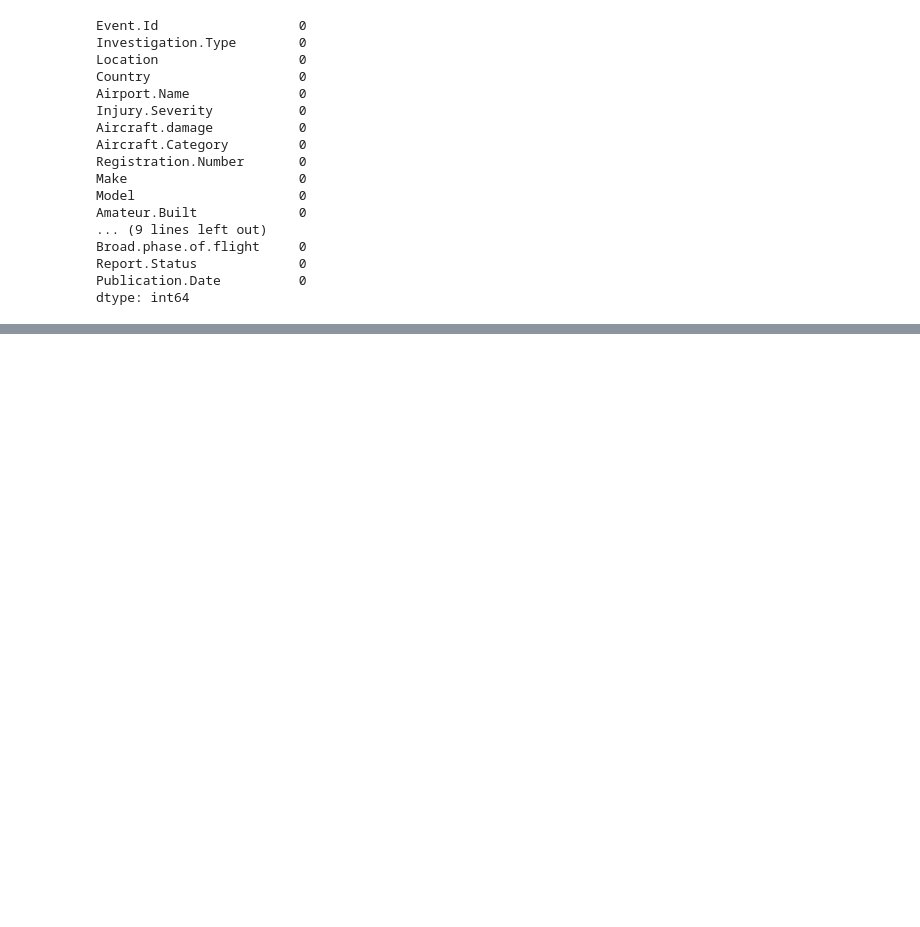
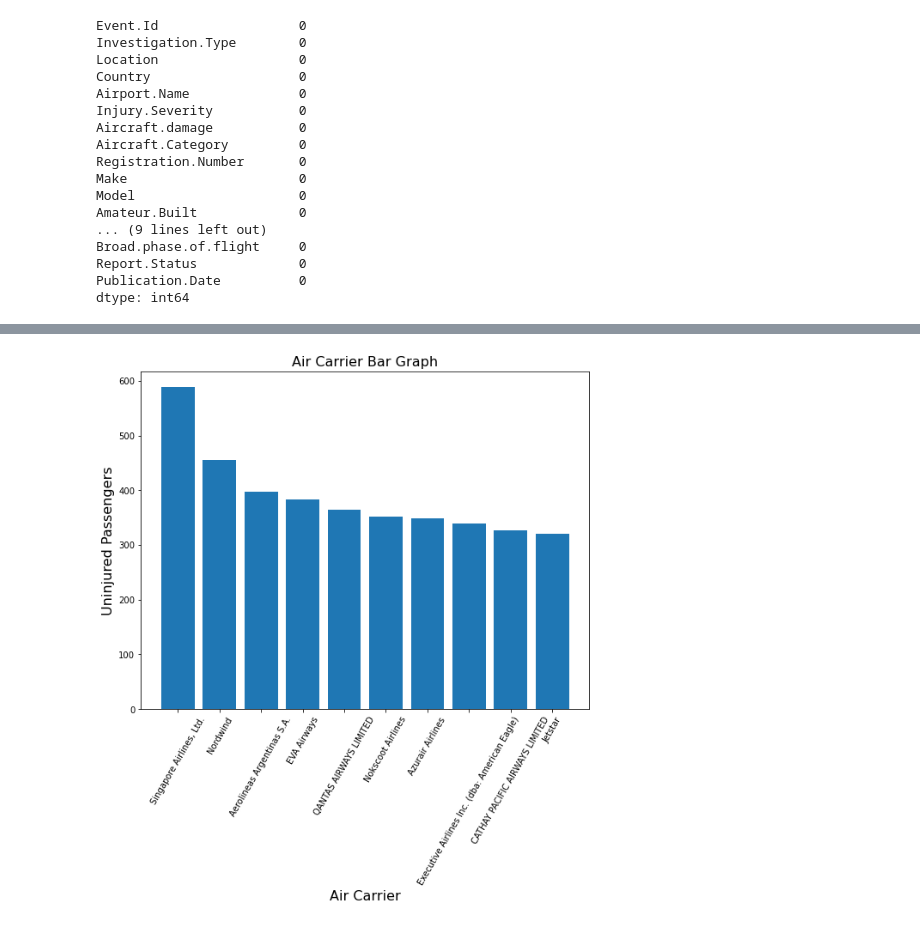
Before and after one commit to Masinde10/Masinde-Victor-dsc-10-Phase1-project, a Jupyter notebook: student.ipynb, the cells around one changed output, grey strips where cells are left out. Saved outputs shown, nothing was run; the diff lists cells and outputs as text; code cells hidden in the pictures; blank space fills up the shorter version.

```diff
--- a/student.ipynb
+++ b/student.ipynb
@@ -223,0 +283,5 @@ ax.hist(df['Air.carrier'],bins=8);
+# %%
+#group data by Air.carrier
+grouped_Engine_Type=df[df['Aircraft.Category']=='Airplane'].groupby('Air.carrier')['Total.Uninjured'].mean()
+grouped_Engine_Type=grouped_Engine_Type.sort_values(ascending=False)[:10]
+grouped_Engine_Type
@@ -223,0 +301,11 @@ ax.hist(df['Air.carrier'],bins=8);
+# %%
+#Plot Visualization
+fig, ax= plt.subplots(figsize=(8,6))
+ax.bar(x=grouped_Engine_Type.index[:10], height=grouped_Engine_Type.values[:10]);
+plt.tight_layout()
+plt.xticks(rotation=60)
+plt.xlabel('Air Carrier',fontsize=16)
+plt.ylabel('Uninjured Passengers',fontsize=16)
+plt.title('Air Carrier Bar Graph',fontsize=16);
+# %% [output]
+[figure, added]
```
Also changed, not shown: parts of 24 cells of this notebook, 2 other files.
